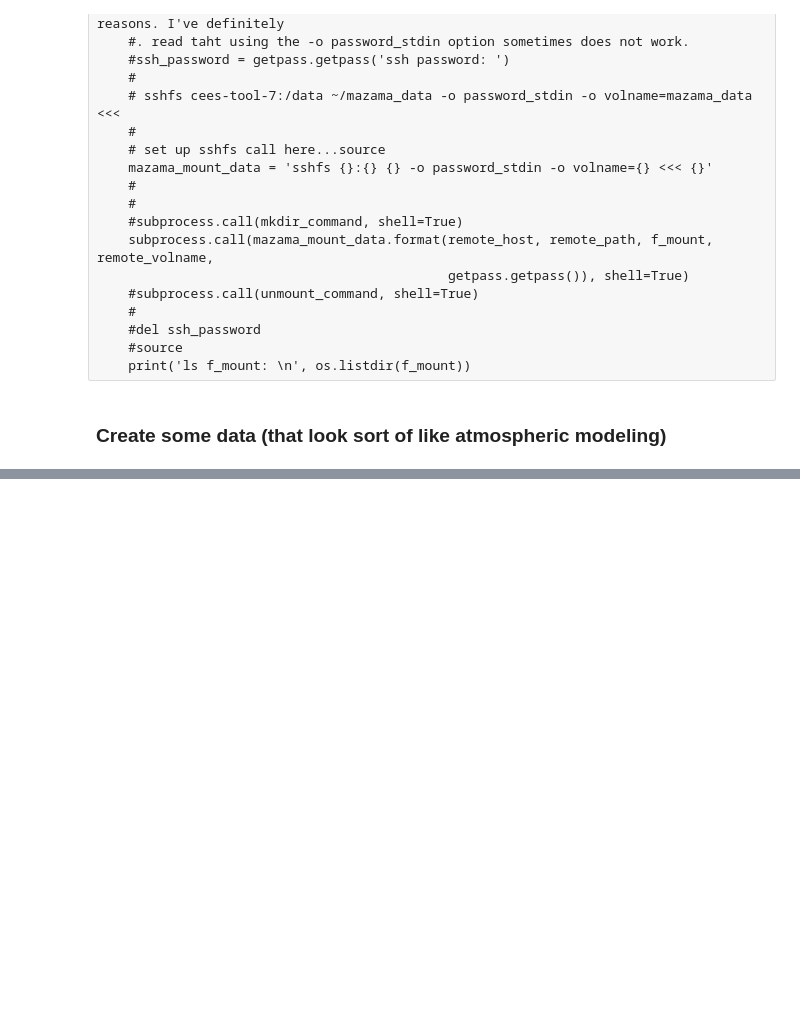
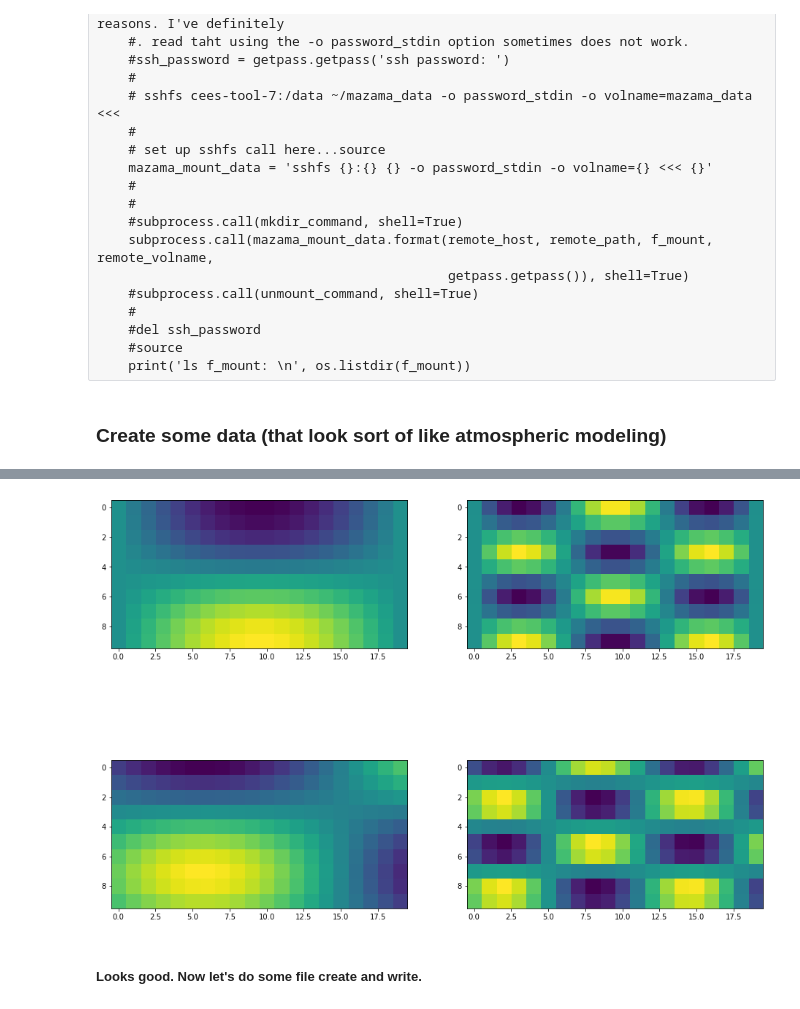
Before and after one commit to jeffersonscientific/workspace, a Jupyter notebook: NetCDF-Python-tutorial.ipynb, the cells around one changed output, grey strips where cells are left out. Drawn from its saved outputs; the diff is of its cells as text; code cells hidden in the pictures; blank space fills up the shorter version.

```diff
--- a/NetCDF-Python-tutorial.ipynb
+++ b/NetCDF-Python-tutorial.ipynb
@@ -88,14 +142,16 @@ if do_mount:
 # %% [markdown]
 ### Create some data (that look sort of like atmospheric modeling)
 # %%
-output_file_path = 'pretend_data.nc'
+#### output_file_path = 'pretend_data.nc'
 my_lats = numpy.linspace(-90., 90, 10)
 my_lons = numpy.linspace(-180., 180., 20)
 my_elevs = numpy.arange(0, 10)*1000.
 n_timesteps=100
 my_time_steps = numpy.arange(0., n_timesteps)
 #
-os.system('rm {}'.format(output_file_path))
+if os.path.isfile(output_file_path):
+    os.system('rm {}'.format(output_file_path))
+#
 # do we need to delete the file?
 with contextlib.closing(Nio.open_file(output_file_path, 'c')) as fout:
     #
@@ -277,0 +341,14 @@ print('shape: ', XZ.shape)
+# %%
+fg = plt.figure(figsize=(16,12))
+axes = [plt.subplot(2,2,k+1) for k in range(4)]
+#
+with netCDF4.Dataset(output_file_path, 'r') as fin:
+    #
+    axes[0].imshow(fin.variables['U'][0,1,:,:])
+    axes[1].imshow(fin.variables['U'][0,3,:,:])
+    axes[2].imshow(fin.variables['U'][10,1,:,:])
+    axes[3].imshow(fin.variables['U'][10,3,:,:])
+# %% [output]
+[figure, added]
+# %% [markdown]
+##### Looks good. Now let's do some file create and write.
```
Also changed, not shown: parts of 14 cells of this notebook.
